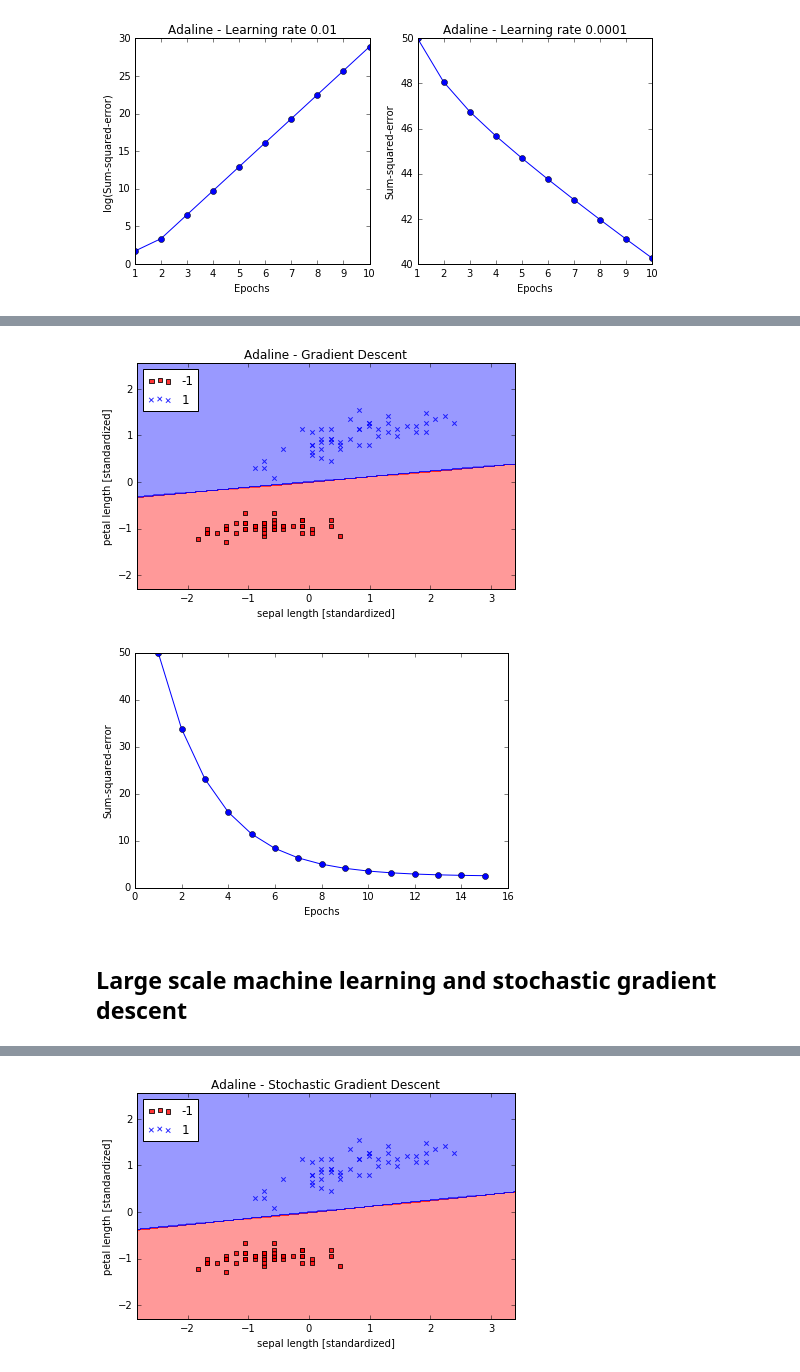
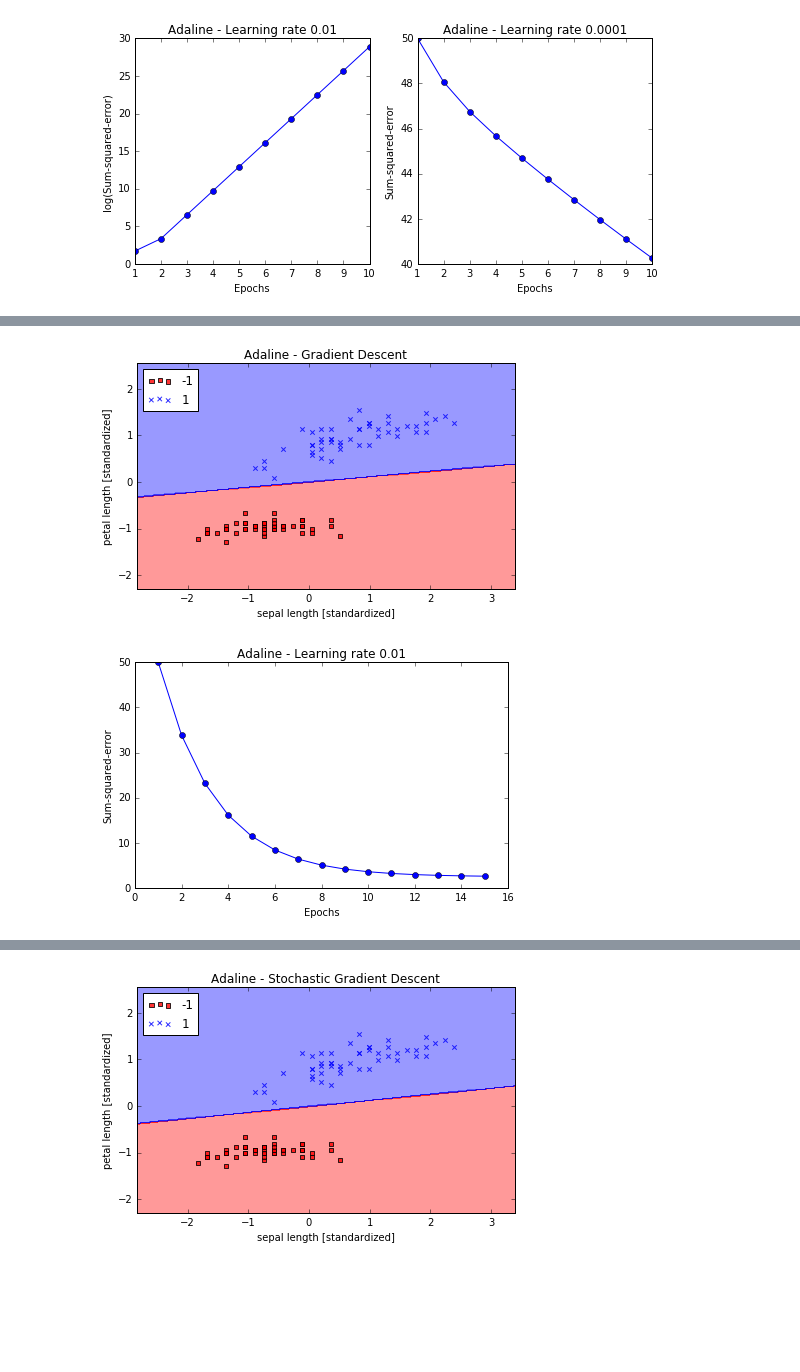
Before and after one commit to rasbt/python-machine-learning-book, a Jupyter notebook: code/ch02/ch02.ipynb, the cells around one changed output, grey strips where cells are left out. Drawn from its saved outputs; the diff is of its cells as text; code cells hidden in the pictures; blank space fills up the shorter version.

```diff
--- a/code/ch02/ch02.ipynb
+++ b/code/ch02/ch02.ipynb
@@ -541,25 +596,24 @@ X_std[:, 1] = (X[:, 1] - X[:, 1].mean()) / X[:, 1].std()
 # %%
 ada = AdalineGD(n_iter=15, eta=0.01)
 ada.fit(X_std, y)
 
 plot_decision_regions(X_std, y, classifier=ada)
 plt.title('Adaline - Gradient Descent')
 plt.xlabel('sepal length [standardized]')
 plt.ylabel('petal length [standardized]')
 plt.legend(loc='upper left')
 plt.tight_layout()
 # plt.savefig('./adaline_2.png', dpi=300)
 plt.show()
 
 plt.plot(range(1, len(ada.cost_) + 1), ada.cost_, marker='o')
+plt.title('Adaline - Learning rate 0.01')
 plt.xlabel('Epochs')
 plt.ylabel('Sum-squared-error')
 
 plt.tight_layout()
 # plt.savefig('./adaline_3.png', dpi=300)
 plt.show()
 # %% [output]
 [figure]
-[figure, old version]
+[figure, new version]
-# %% [markdown]
-## Large scale machine learning and stochastic gradient descent
```
Also changed, not shown: parts of 19 cells of this notebook.
